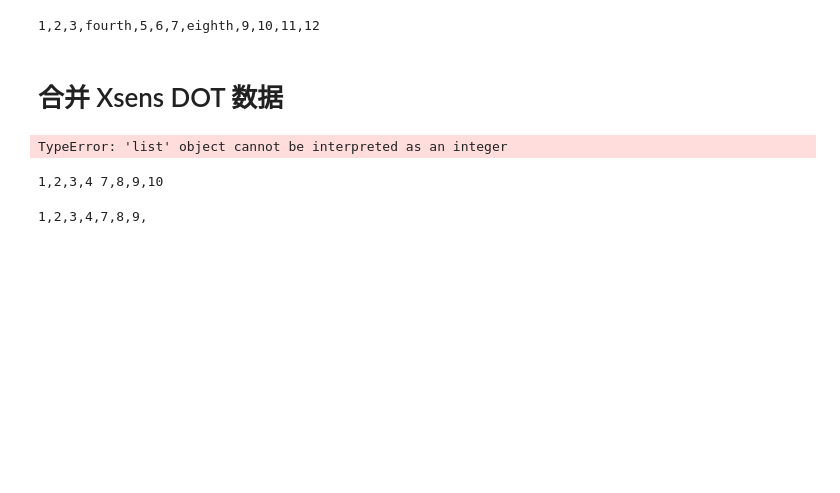
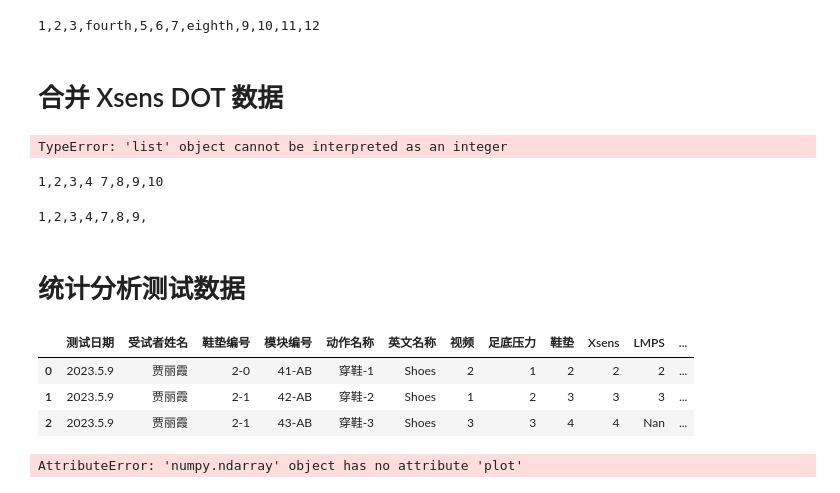
Before and after one commit to Allwillcome/--_----, a Jupyter notebook: Notes/temp.ipynb, the cells around one changed output. Drawn from its saved outputs; the diff is of its cells as text; code cells hidden in the pictures; blank space fills up the shorter version.

```diff
--- a/Notes/temp.ipynb
+++ b/Notes/temp.ipynb
@@ -518,5 +537,26 @@ new_string = ",".join(string_list)
 print(new_string)
 # %% [output]
 1,2,3,4,7,8,9,
+# %% [markdown]
+# 统计分析测试数据
+# %%
+path = "/Users/wangshuaibo/Library/CloudStorage/OneDrive-bsu.edu.cn/工作文档/北京悦动/脑卒中项目/阿帅笔记/HarbinStroke"
+filename = "20230527_测试数据记录.xlsx"
+os.chdir(path)
+# %%
+import matplotlib.pyplot as plt
+import pandas as pd
+import os
+df = pd.read_excel(filename)
+df.head(3)
+# %% [output]
+|  | 测试日期 | 受试者姓名 | 鞋垫编号 | 模块编号 | 动作名称 | 英文名称 | 视频 | 足底压力 | 鞋垫 | Xsens | LMPS | ... |
+| 0 | 2023.5.9 | 贾丽霞 | 2-0 | 41-AB | 穿鞋-1 | Shoes | 2 | 1 | 2 | 2 | 2 | ... |
+| 1 | 2023.5.9 | 贾丽霞 | 2-1 | 42-AB | 穿鞋-2 | Shoes | 1 | 2 | 3 | 3 | 3 | ... |
+| 2 | 2023.5.9 | 贾丽霞 | 2-1 | 43-AB | 穿鞋-3 | Shoes | 3 | 3 | 4 | 4 | Nan | ... |
+# %%
+df["测试日期"].unique()
+# %% [output]
+AttributeError: 'numpy.ndarray' object has no attribute 'plot'
 # %%
 # %% [output]
```
Also changed, not shown: parts of 4 cells of this notebook.
